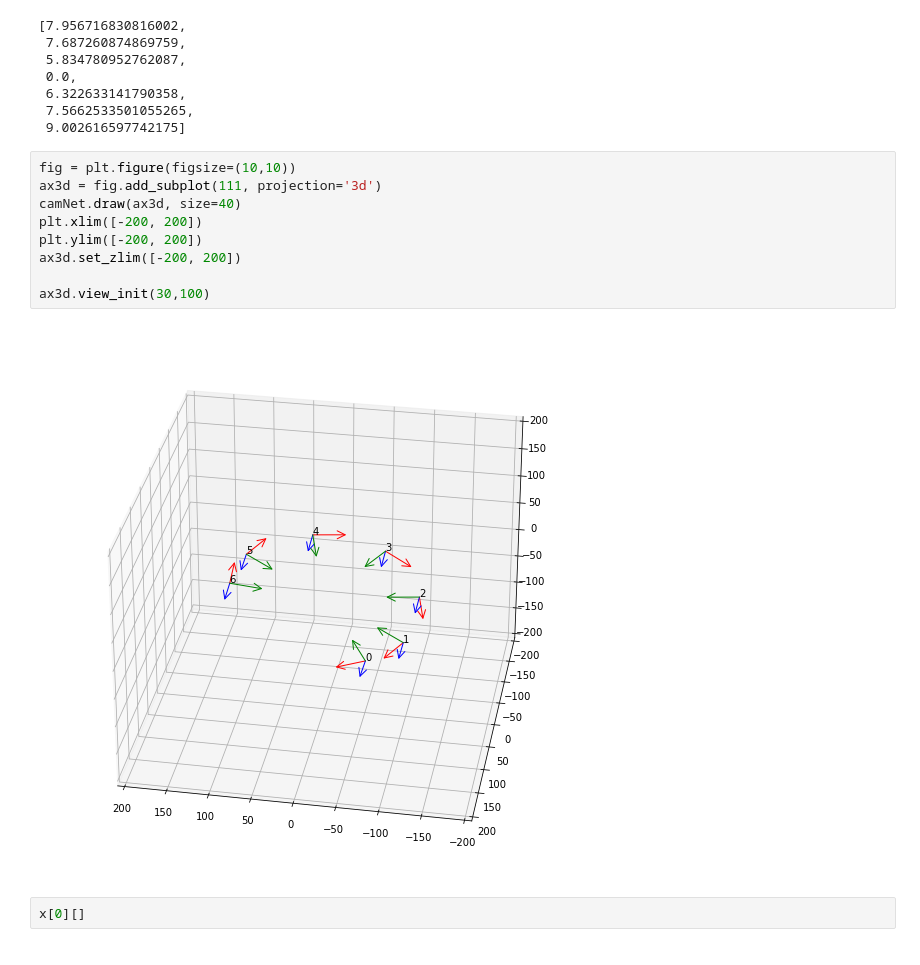
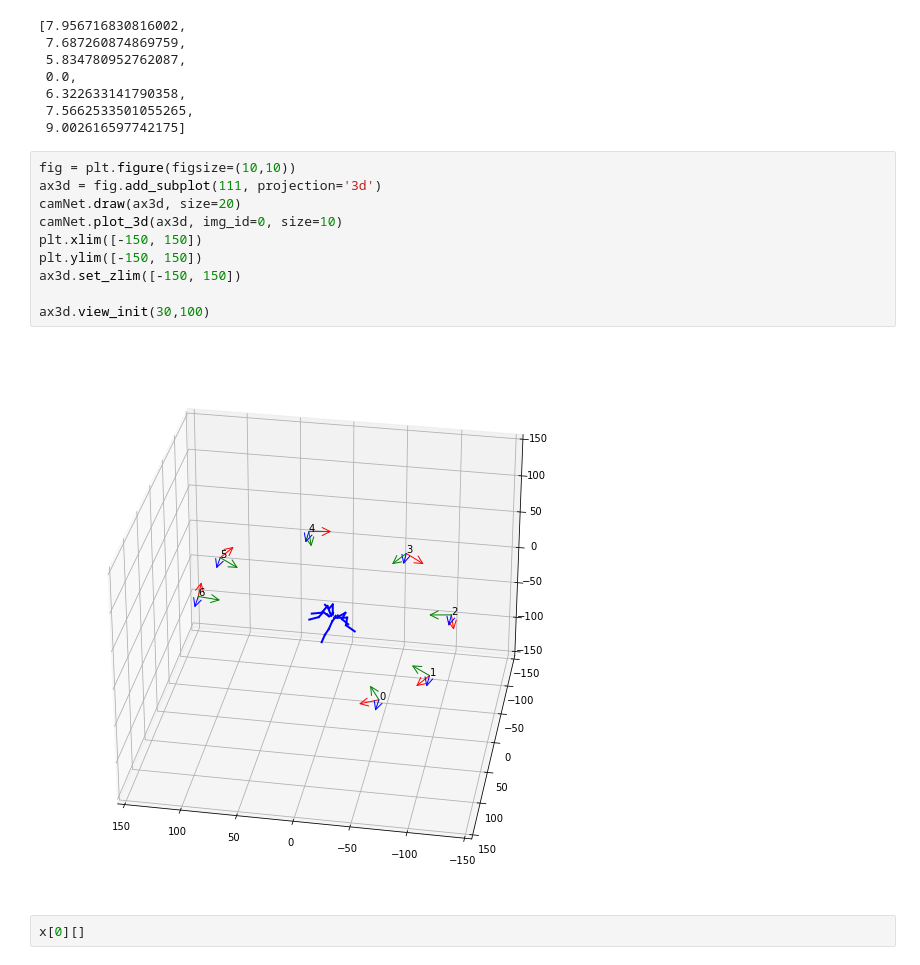
Before and after one commit to semihgunel/PyBundleAdjustment, a Jupyter notebook: df3d.ipynb, the cells around one changed output. Saved outputs shown, nothing was run; the diff lists cells and outputs as text.

```diff
--- a/pyba.ipynb
+++ b/df3d.ipynb
@@ -99,14 +99,15 @@ camNet.reprojection_error()
 # %%
 fig = plt.figure(figsize=(10,10))
 ax3d = fig.add_subplot(111, projection='3d')
-camNet.draw(ax3d, size=40)
-plt.xlim([-200, 200])
-plt.ylim([-200, 200])
-ax3d.set_zlim([-200, 200])
+camNet.draw(ax3d, size=20)
+camNet.plot_3d(ax3d, img_id=0, size=10)
+plt.xlim([-150, 150])
+plt.ylim([-150, 150])
+ax3d.set_zlim([-150, 150])
 
 ax3d.view_init(30,100)
 # %% [output]
-[figure, old version]
+[figure, new version]
 # %%
 x[0][]
 # %% [output]
```
Also changed, not shown: 4 other files.
